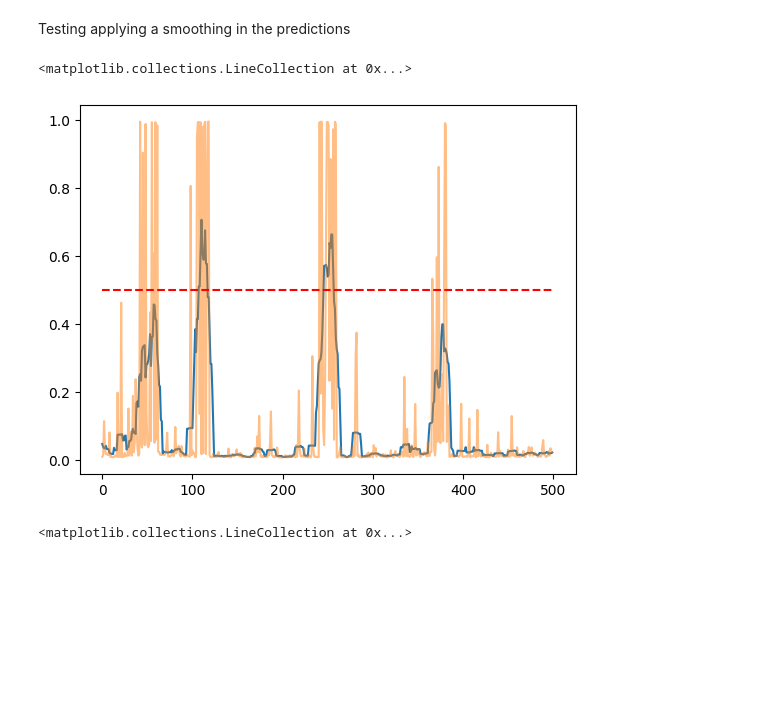
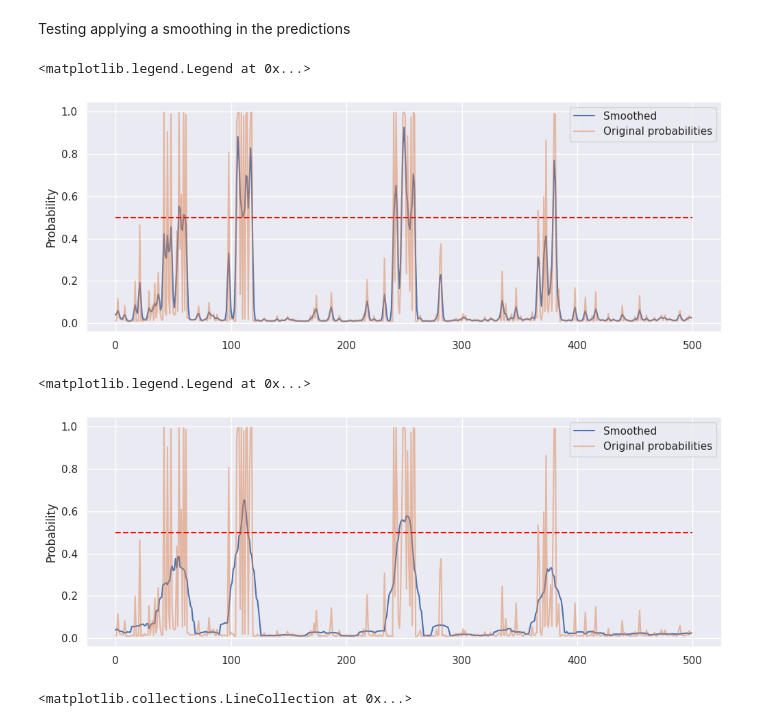
Before and after one commit to alan-man/tal-projet, a Jupyter notebook: pres_submission.ipynb, the cells around one changed output. Saved outputs shown, nothing was run; the diff lists cells and outputs as text; code cells hidden in the pictures; blank space fills up the shorter version.

```diff
--- a/pres_submission.ipynb
+++ b/pres_submission.ipynb
@@ -283,23 +280,17 @@ np.unique(alllabs), np.unique(y_train_tens)
 (array([0, 1]), array([0, 1]))
 # %%
 # dataset
-from torch.utils.data import TensorDataset, random_split, DataLoader, RandomSampler, SequentialSampler
+from torch.utils.data import TensorDataset, random_split, DataLoader, RandomSampler, SequentialSampler, WeightedRandomSampler
 
+# weighted batches
+sample_weights = [weights[label] for label in alllabs]
+sampler = WeightedRandomSampler(sample_weights, num_samples=len(alllabs), replacement=True)
 
 dataset_train = TensorDataset(input_ids_train,  attention_masks_train, y_train_tens)
 dataset_test = TensorDataset(input_ids_test,  attention_masks_test)
 
-train_dataloader = DataLoader(
-    dataset_train,
-    batch_size=8,
-    shuffle=True
-)
-
-test_dataloader = DataLoader(
-    dataset_test,
-    batch_size=8,
-    shuffle=False # f
-)
+train_dataloader = DataLoader(dataset_train, batch_size=8, sampler=sampler)
+test_dataloader = DataLoader(dataset_test, batch_size=8, shuffle=False)
 # %%
 # loading model
 from transformers import DistilBertForSequenceClassification
@@ -1119,19 +538,43 @@ def sequential_smoothing(probs, alpha=0.7):
 
     return smoothed_probs
 # %%
-pred_smoothed = gaussian_moving_average(predictions_3, window_size=5, std=20)
-pred_smoothed = moving_average(predictions_3, window=10)
+pred_smoothed = gaussian_moving_average(predictions_3, window_size=15, std=1)
+# pred_smoothed = moving_average(predictions_3, window=10)
 # pred_smoothed = sequential_smoothing(predictions_3, alpha=0.3)
 # %%
+import seaborn as sns
+
+sns.set_theme(style="darkgrid")
+
 i = 500
-plt.plot(pred_smoothed[i:i+500])
-plt.plot(predictions_3[i:i+500], alpha=0.5)
+plt.figure(figsize=(10, 4))
+plt.plot(pred_smoothed[i:i+500], label="Smoothed")
+plt.plot(predictions_3[i:i+500], alpha=0.5, label="Original probabilities")
 plt.hlines(0.5, xmin=0, xmax=500, colors='red', linestyles='dashed')
+plt.tight_layout()
+plt.ylabel("Probability")
+plt.savefig("images/smoothed_vs_original.pdf")
+plt.legend()
+
 # plt.plot(np.where(pred_smoothed > 0.5, 1, 0)[i:i+500])
 # plt.plot(np.where(predictions_3 > 0.5, 1, 0)[i:i+ 500])
 # %% [output]
-<matplotlib.collections.LineCollection at 0x...>
+<matplotlib.legend.Legend at 0x...>
-[figure, old version]
+[figure, new version]
+# %%
+pred_smoothed = gaussian_moving_average(predictions_3, window_size=15, std=10)
+i = 500
+plt.figure(figsize=(10, 4))
+plt.plot(pred_smoothed[i:i+500], label="Smoothed")
+plt.plot(predictions_3[i:i+500], alpha=0.5, label="Original probabilities")
+plt.hlines(0.5, xmin=0, xmax=500, colors='red', linestyles='dashed')
+plt.tight_layout()
+plt.ylabel("Probability")
+plt.savefig("images/smoothed_vs_original_str10.pdf")
+plt.legend()
+# %% [output]
+<matplotlib.legend.Legend at 0x...>
+[figure, added]
 # %%
 i = 500
 plt.plot(pred_smoothed[i:i+500])
```
Also changed, not shown: parts of 20 cells of this notebook, 10 other files.
